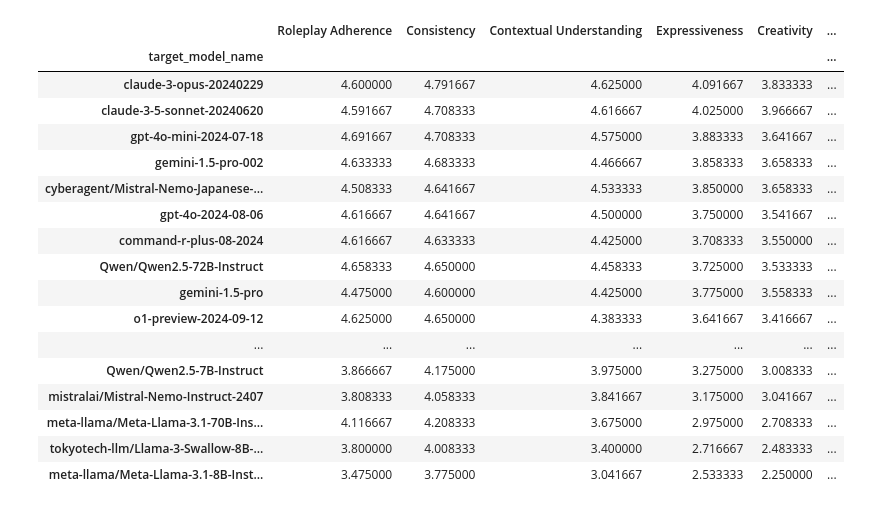
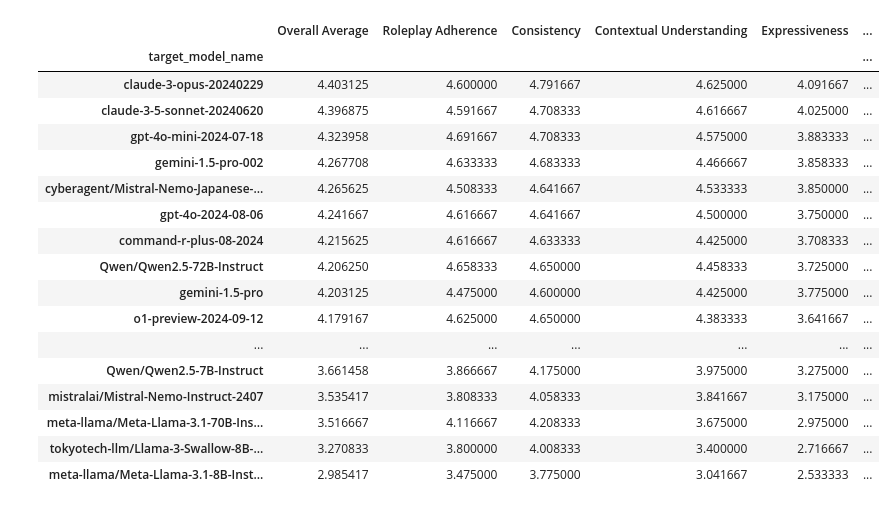
Before and after one commit to Aratako/Japanese-RP-Bench, a Jupyter notebook: visualize.ipynb, the cells around one changed output. Cells and saved outputs as stored; diff of their text form; code cells hidden in the pictures.

```diff
--- a/visualize.ipynb
+++ b/visualize.ipynb
@@ -37,51 +37,54 @@ def calculate_and_display_scores(combined_df):
         "Enjoyment of the Dialogue",
         "Appropriateness of Turn-Taking",
     ]
 
     # Group by 'target_model_name' and calculate the average for each score category
     avg_scores_by_model = combined_df.groupby("target_model_name")[score_columns].mean()
 
     # Calculate the overall average score per model
     avg_scores_by_model["Overall Average"] = avg_scores_by_model.mean(axis=1)
 
+    cols = ["Overall Average"] + [col for col in avg_scores_by_model.columns if col != "Overall Average"]
+    avg_scores_by_model = avg_scores_by_model[cols]
+
     # Sort the table by 'Overall Average' in descending order
     avg_scores_by_model_sorted = avg_scores_by_model.sort_values(
         by="Overall Average", ascending=False
     )
 
     # Display the resulting table
     # print(avg_scores_by_model_sorted)
     return avg_scores_by_model_sorted
 
 
 # Directory path containing the jsonl files
 directory_path = "./evaluations"
 
 # Load all JSONL files from the directory
 combined_df = load_jsonl_files_from_directory(directory_path)
 
 # Calculate and display the scores sorted by overall average
 scores = calculate_and_display_scores(combined_df)
 scores
 # %% [output]
-|  | Roleplay Adherence | Consistency | Contextual Understanding | Expressiveness | Creativity | ... |
+|  | Overall Average | Roleplay Adherence | Consistency | Contextual Understanding | Expressiveness | ... |
 | target_model_name |  |  |  |  |  | ... |
-| claude-3-opus-20240229 | 4.600000 | 4.791667 | 4.625000 | 4.091667 | 3.833333 | ... |
-| claude-3-5-sonnet-20240620 | 4.591667 | 4.708333 | 4.616667 | 4.025000 | 3.966667 | ... |
-| gpt-4o-mini-2024-07-18 | 4.691667 | 4.708333 | 4.575000 | 3.883333 | 3.641667 | ... |
-| gemini-1.5-pro-002 | 4.633333 | 4.683333 | 4.466667 | 3.858333 | 3.658333 | ... |
-| cyberagent/Mistral-Nemo-Japanese-... | 4.508333 | 4.641667 | 4.533333 | 3.850000 | 3.658333 | ... |
-| gpt-4o-2024-08-06 | 4.616667 | 4.641667 | 4.500000 | 3.750000 | 3.541667 | ... |
-| command-r-plus-08-2024 | 4.616667 | 4.633333 | 4.425000 | 3.708333 | 3.550000 | ... |
-| Qwen/Qwen2.5-72B-Instruct | 4.658333 | 4.650000 | 4.458333 | 3.725000 | 3.533333 | ... |
-| gemini-1.5-pro | 4.475000 | 4.600000 | 4.425000 | 3.775000 | 3.558333 | ... |
-| o1-preview-2024-09-12 | 4.625000 | 4.650000 | 4.383333 | 3.641667 | 3.416667 | ... |
+| claude-3-opus-20240229 | 4.403125 | 4.600000 | 4.791667 | 4.625000 | 4.091667 | ... |
+| claude-3-5-sonnet-20240620 | 4.396875 | 4.591667 | 4.708333 | 4.616667 | 4.025000 | ... |
+| gpt-4o-mini-2024-07-18 | 4.323958 | 4.691667 | 4.708333 | 4.575000 | 3.883333 | ... |
+| gemini-1.5-pro-002 | 4.267708 | 4.633333 | 4.683333 | 4.466667 | 3.858333 | ... |
+| cyberagent/Mistral-Nemo-Japanese-... | 4.265625 | 4.508333 | 4.641667 | 4.533333 | 3.850000 | ... |
+| gpt-4o-2024-08-06 | 4.241667 | 4.616667 | 4.641667 | 4.500000 | 3.750000 | ... |
+| command-r-plus-08-2024 | 4.215625 | 4.616667 | 4.633333 | 4.425000 | 3.708333 | ... |
+| Qwen/Qwen2.5-72B-Instruct | 4.206250 | 4.658333 | 4.650000 | 4.458333 | 3.725000 | ... |
+| gemini-1.5-pro | 4.203125 | 4.475000 | 4.600000 | 4.425000 | 3.775000 | ... |
+| o1-preview-2024-09-12 | 4.179167 | 4.625000 | 4.650000 | 4.383333 | 3.641667 | ... |
 | ... | ... | ... | ... | ... | ... | ... |
-| Qwen/Qwen2.5-7B-Instruct | 3.866667 | 4.175000 | 3.975000 | 3.275000 | 3.008333 | ... |
-| mistralai/Mistral-Nemo-Instruct-2407 | 3.808333 | 4.058333 | 3.841667 | 3.175000 | 3.041667 | ... |
-| meta-llama/Meta-Llama-3.1-70B-Ins... | 4.116667 | 4.208333 | 3.675000 | 2.975000 | 2.708333 | ... |
-| tokyotech-llm/Llama-3-Swallow-8B-... | 3.800000 | 4.008333 | 3.400000 | 2.716667 | 2.483333 | ... |
-| meta-llama/Meta-Llama-3.1-8B-Inst... | 3.475000 | 3.775000 | 3.041667 | 2.533333 | 2.250000 | ... |
+| Qwen/Qwen2.5-7B-Instruct | 3.661458 | 3.866667 | 4.175000 | 3.975000 | 3.275000 | ... |
+| mistralai/Mistral-Nemo-Instruct-2407 | 3.535417 | 3.808333 | 4.058333 | 3.841667 | 3.175000 | ... |
+| meta-llama/Meta-Llama-3.1-70B-Ins... | 3.516667 | 4.116667 | 4.208333 | 3.675000 | 2.975000 | ... |
+| tokyotech-llm/Llama-3-Swallow-8B-... | 3.270833 | 3.800000 | 4.008333 | 3.400000 | 2.716667 | ... |
+| meta-llama/Meta-Llama-3.1-8B-Inst... | 2.985417 | 3.475000 | 3.775000 | 3.041667 | 2.533333 | ... |
 # %%
 !pip install scipy
 # %%
```
Also changed, not shown: 1 other file.
